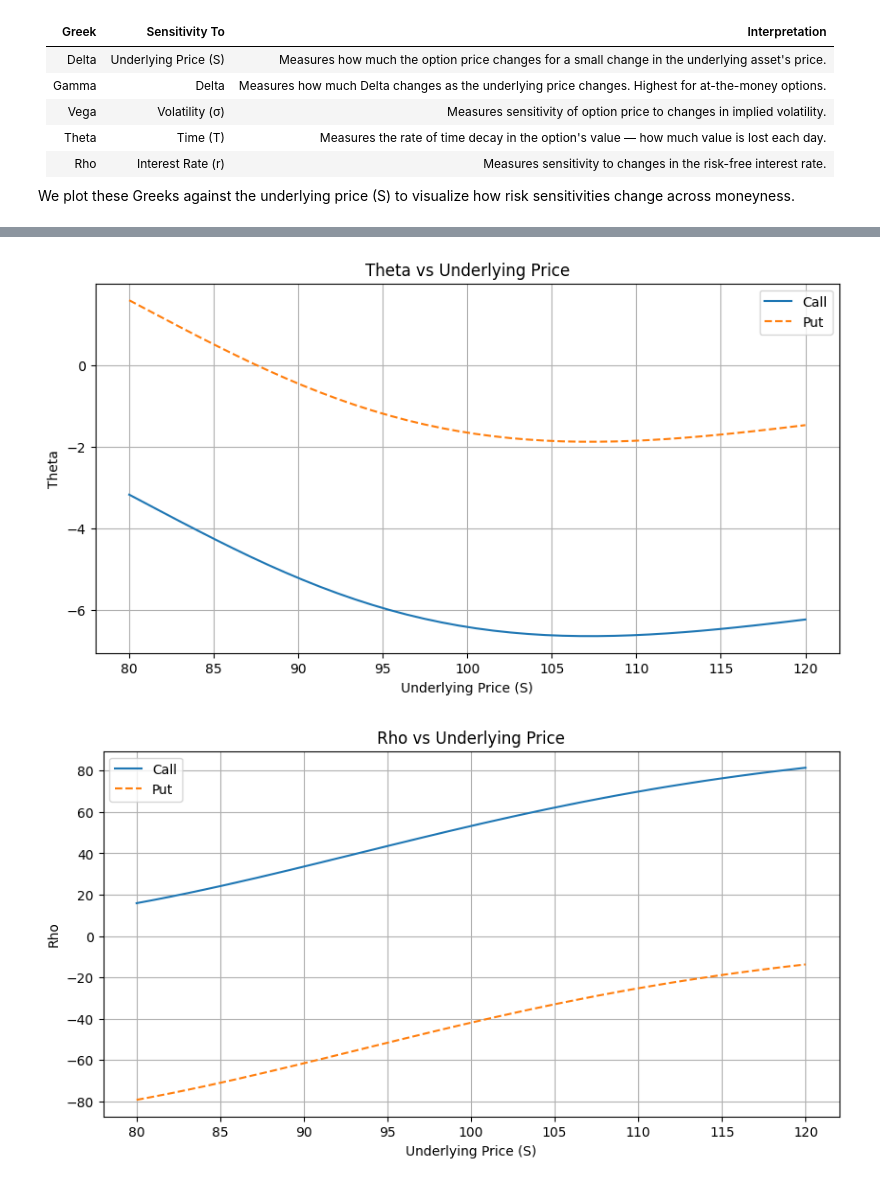
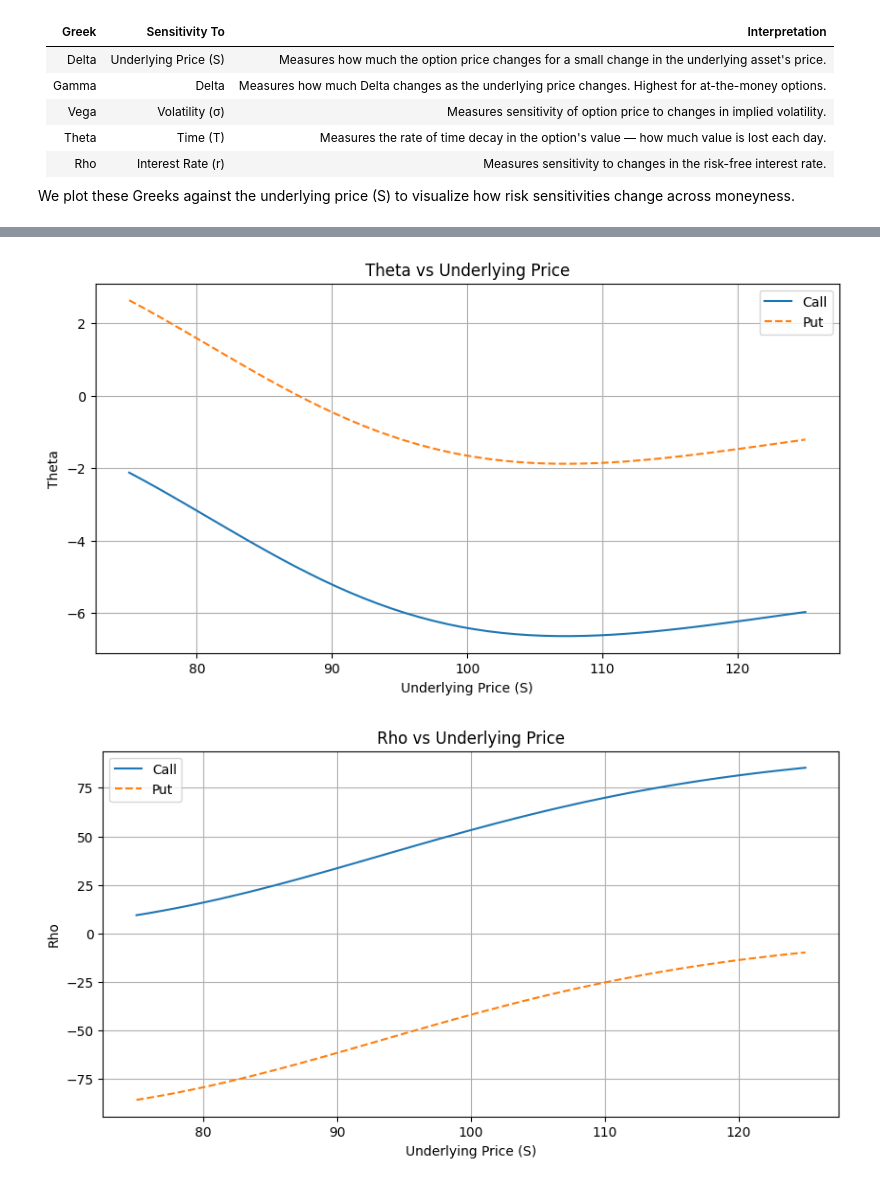
Before and after one commit to derekx24/option-pricing-models, a Jupyter notebook: notebooks/black_scholes.ipynb, the cells around one changed output, grey strips where cells are left out. Saved outputs shown, nothing was run; the diff lists cells and outputs as text; code cells hidden in the pictures.

```diff
--- a/notebooks/black_scholes.ipynb
+++ b/notebooks/black_scholes.ipynb
@@ -66,7 +66,7 @@ K = 100
 T = 1
 r = 0.05
 sigma = 0.2
-underlying_prices = np.linspace(80, 120, 40)
+underlying_prices = np.linspace(75, 125, 50)
 plt.rcParams["figure.figsize"] = (10, 5)
 
 # Greeks for both call and put
@@ -137,2 +137,2 @@ plt.show()
-[figure, old version]
+[figure, new version]
-[figure, old version]
+[figure, new version]
```
Also changed, not shown: parts of 2 cells of this notebook.
